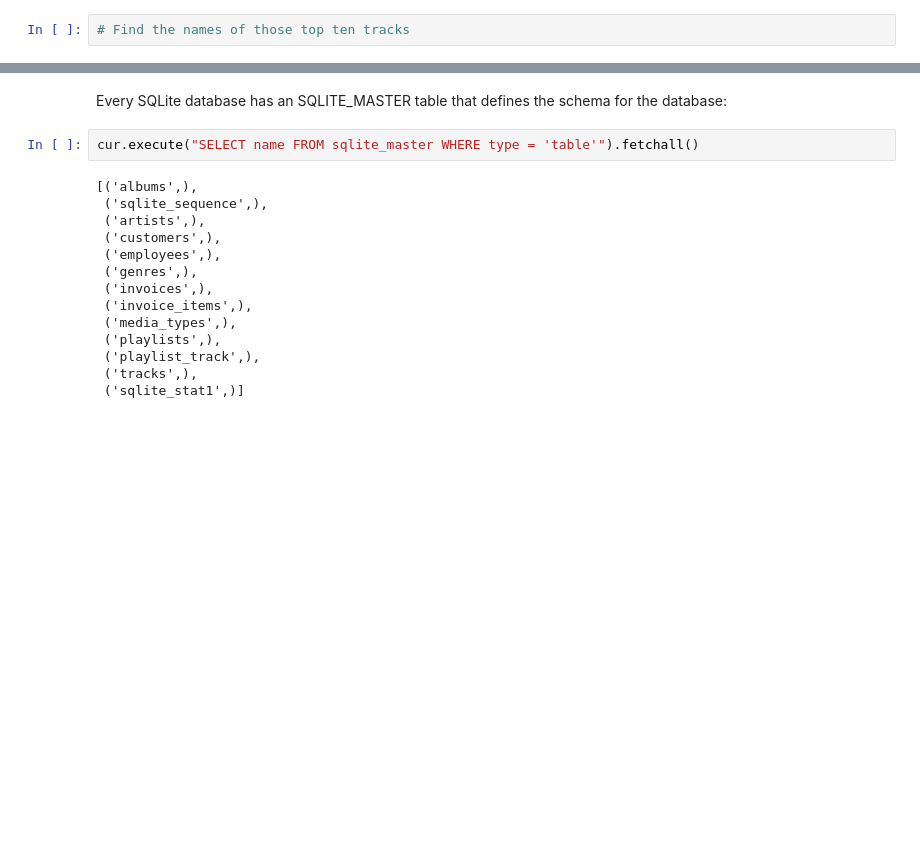
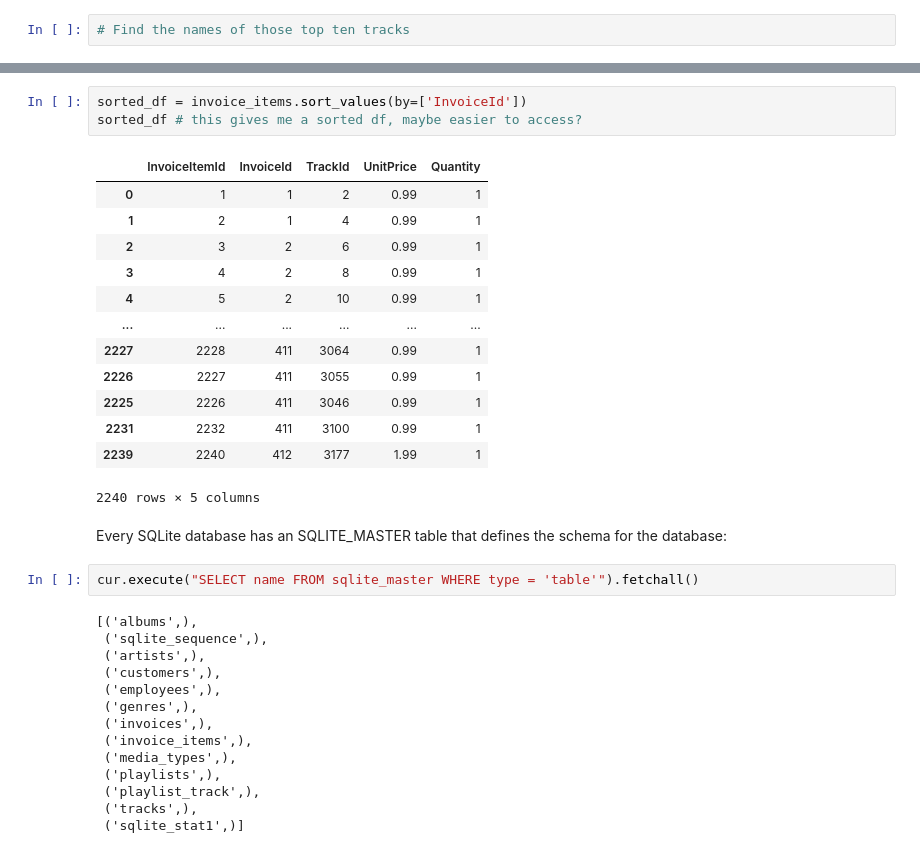
Before and after one commit to alinasansevich/chinook_SQLite_db_analysis, a Jupyter notebook: Chinook_SQLite_database_analysis.ipynb, the cells around one changed output, grey strips where cells are left out. Cells and saved outputs as stored; diff of their text form; blank space fills up the shorter version.

```diff
--- a/Chinook_SQLite_database_analysis.ipynb
+++ b/Chinook_SQLite_database_analysis.ipynb
@@ -267,3 +365,20 @@ If the top 10 most sold tracks sold just 2, sales is not a good thing to explore
+# %%
+sorted_df = invoice_items.sort_values(by=['InvoiceId'])
+sorted_df # this gives me a sorted df, maybe easier to access?
+# %% [output]
+|  | InvoiceItemId | InvoiceId | TrackId | UnitPrice | Quantity |
+| 0 | 1 | 1 | 2 | 0.99 | 1 |
+| 1 | 2 | 1 | 4 | 0.99 | 1 |
+| 2 | 3 | 2 | 6 | 0.99 | 1 |
+| 3 | 4 | 2 | 8 | 0.99 | 1 |
+| 4 | 5 | 2 | 10 | 0.99 | 1 |
+| ... | ... | ... | ... | ... | ... |
+| 2227 | 2228 | 411 | 3064 | 0.99 | 1 |
+| 2226 | 2227 | 411 | 3055 | 0.99 | 1 |
+| 2225 | 2226 | 411 | 3046 | 0.99 | 1 |
+| 2231 | 2232 | 411 | 3100 | 0.99 | 1 |
+| 2239 | 2240 | 412 | 3177 | 1.99 | 1 |
+2240 rows × 5 columns
 # %% [markdown]
 Every SQLite database has an SQLITE_MASTER table that defines the schema for the database:
 # %%
```
Also changed, not shown: parts of 16 cells of this notebook.
